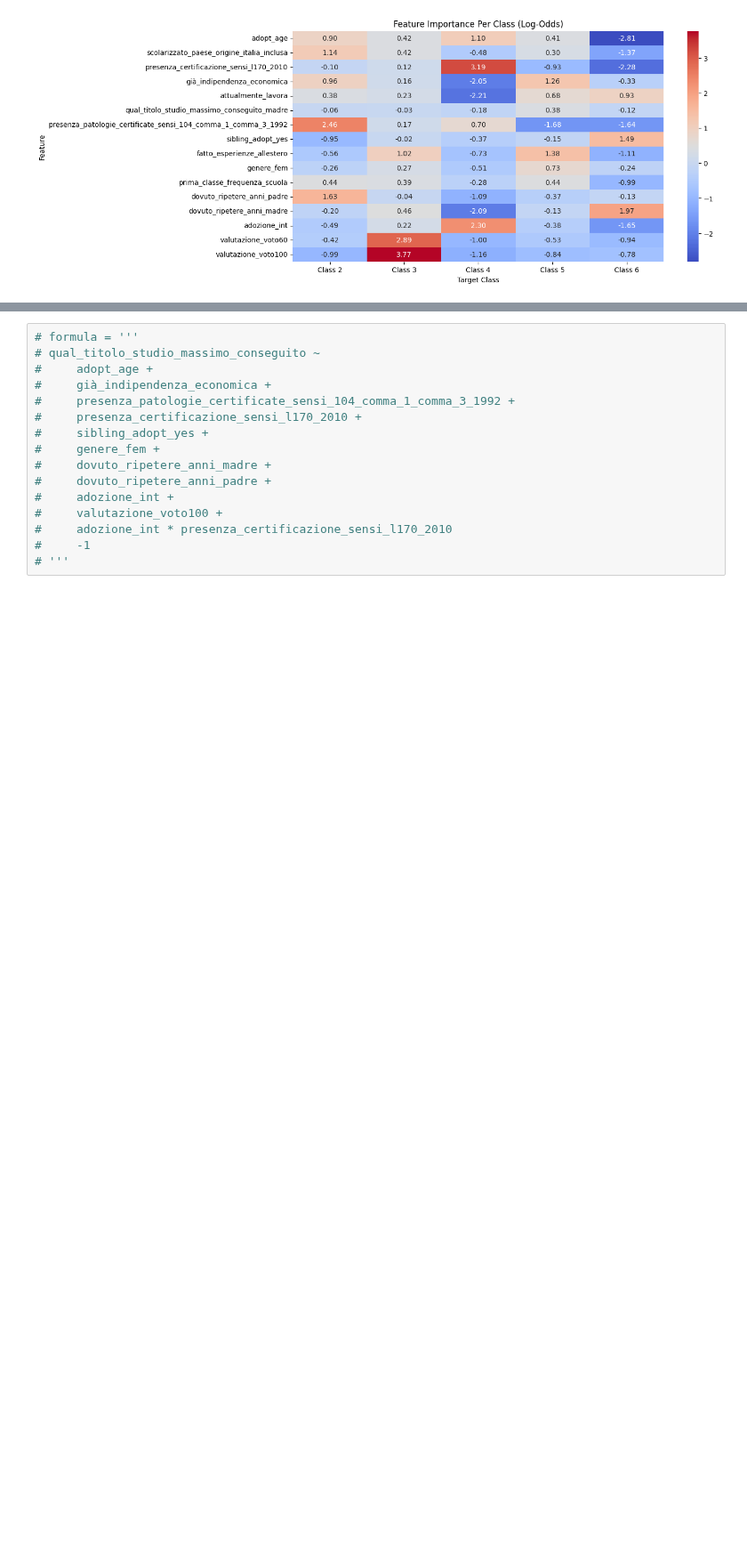
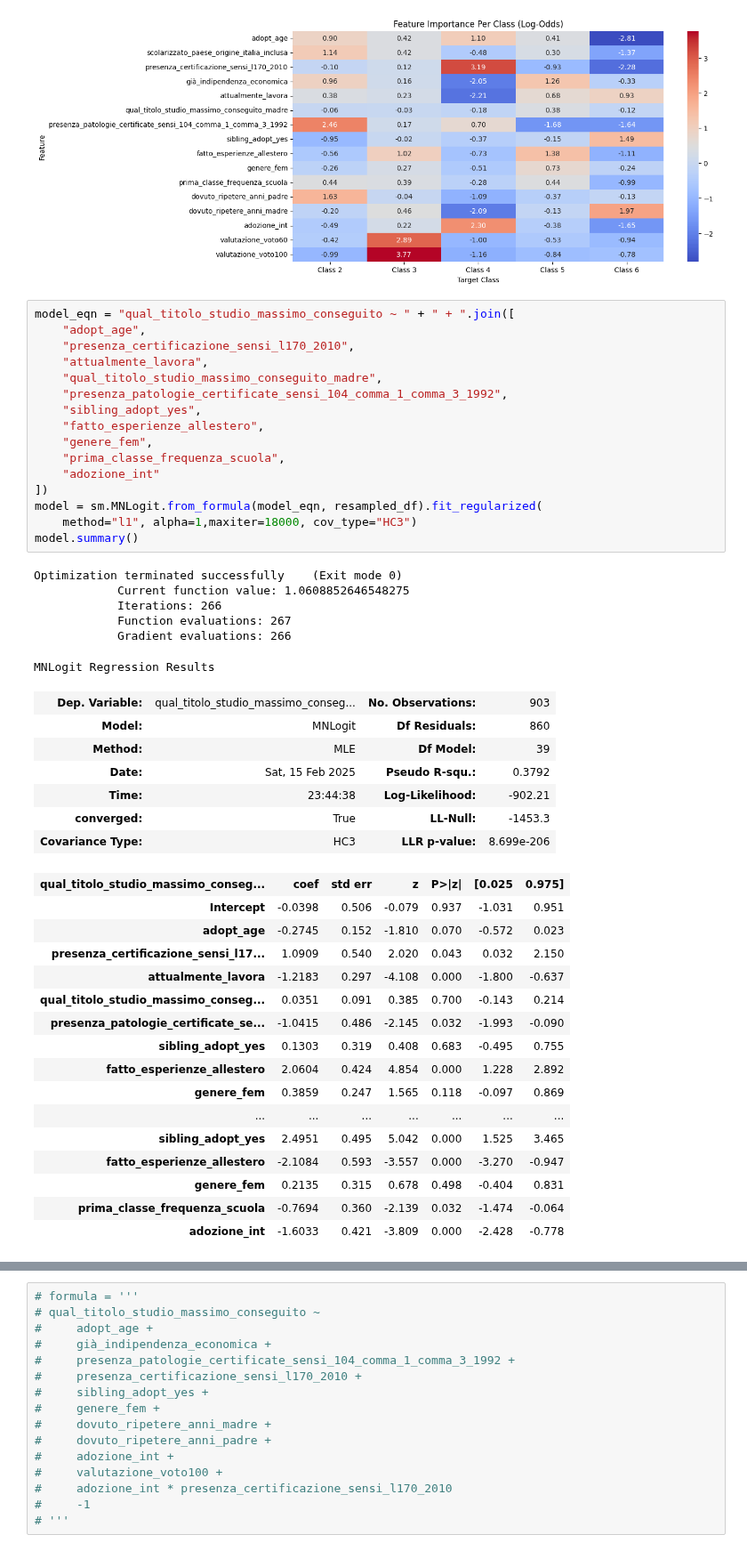
Before and after one commit to arina19-2000/unimi, a Jupyter notebook: tesi/adult_dataset.ipynb, the cells around one changed output, grey strips where cells are left out. Shown at 89% size. Drawn from its saved outputs; the diff is of its cells as text; blank space fills up the shorter version.

```diff
--- a/tesi/adult_dataset.ipynb
+++ b/tesi/adult_dataset.ipynb
@@ -672,3 +670,49 @@ plt.ylabel("Feature")
 plt.show()
 # %% [output]
 [figure]
+# %%
+model_eqn = "qual_titolo_studio_massimo_conseguito ~ " + " + ".join([
+    "adopt_age",
+    "presenza_certificazione_sensi_l170_2010",
+    "attualmente_lavora",
+    "qual_titolo_studio_massimo_conseguito_madre",
+    "presenza_patologie_certificate_sensi_104_comma_1_comma_3_1992",
+    "sibling_adopt_yes",
+    "fatto_esperienze_allestero",
+    "genere_fem",
+    "prima_classe_frequenza_scuola",
+    "adozione_int"
+])
+model = sm.MNLogit.from_formula(model_eqn, resampled_df).fit_regularized(
+    method="l1", alpha=1,maxiter=18000, cov_type="HC3")
+model.summary()
+# %% [output]
+Optimization terminated successfully    (Exit mode 0)
+            Current function value: 1.0608852646548275
+            Iterations: 266
+            Function evaluations: 267
+            Gradient evaluations: 266
+MNLogit Regression Results
+| Dep. Variable: | qual_titolo_studio_massimo_conseg... | No. Observations: | 903 |
+| Model: | MNLogit | Df Residuals: | 860 |
+| Method: | MLE | Df Model: | 39 |
+| Date: | Sat, 15 Feb 2025 | Pseudo R-squ.: | 0.3792 |
+| Time: | 23:44:38 | Log-Likelihood: | -902.21 |
+| converged: | True | LL-Null: | -1453.3 |
+| Covariance Type: | HC3 | LLR p-value: | 8.699e-206 |
+| qual_titolo_studio_massimo_conseg... | coef | std err | z | P>|z| | [0.025 | 0.975] |
+| Intercept | -0.0398 | 0.506 | -0.079 | 0.937 | -1.031 | 0.951 |
+| adopt_age | -0.2745 | 0.152 | -1.810 | 0.070 | -0.572 | 0.023 |
+| presenza_certificazione_sensi_l17... | 1.0909 | 0.540 | 2.020 | 0.043 | 0.032 | 2.150 |
+| attualmente_lavora | -1.2183 | 0.297 | -4.108 | 0.000 | -1.800 | -0.637 |
+| qual_titolo_studio_massimo_conseg... | 0.0351 | 0.091 | 0.385 | 0.700 | -0.143 | 0.214 |
+| presenza_patologie_certificate_se... | -1.0415 | 0.486 | -2.145 | 0.032 | -1.993 | -0.090 |
+| sibling_adopt_yes | 0.1303 | 0.319 | 0.408 | 0.683 | -0.495 | 0.755 |
+| fatto_esperienze_allestero | 2.0604 | 0.424 | 4.854 | 0.000 | 1.228 | 2.892 |
+| genere_fem | 0.3859 | 0.247 | 1.565 | 0.118 | -0.097 | 0.869 |
+| ... | ... | ... | ... | ... | ... | ... |
+| sibling_adopt_yes | 2.4951 | 0.495 | 5.042 | 0.000 | 1.525 | 3.465 |
+| fatto_esperienze_allestero | -2.1084 | 0.593 | -3.557 | 0.000 | -3.270 | -0.947 |
+| genere_fem | 0.2135 | 0.315 | 0.678 | 0.498 | -0.404 | 0.831 |
+| prima_classe_frequenza_scuola | -0.7694 | 0.360 | -2.139 | 0.032 | -1.474 | -0.064 |
+| adozione_int | -1.6033 | 0.421 | -3.809 | 0.000 | -2.428 | -0.778 |
```
Also changed, not shown: parts of 10 cells of this notebook.
